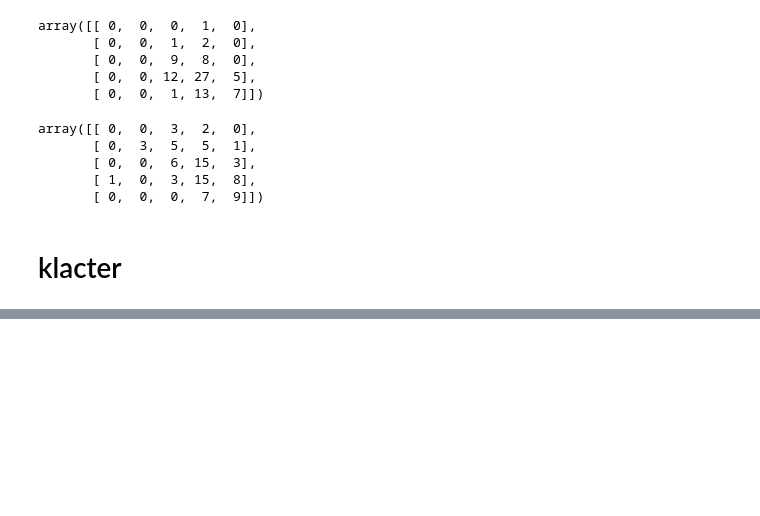
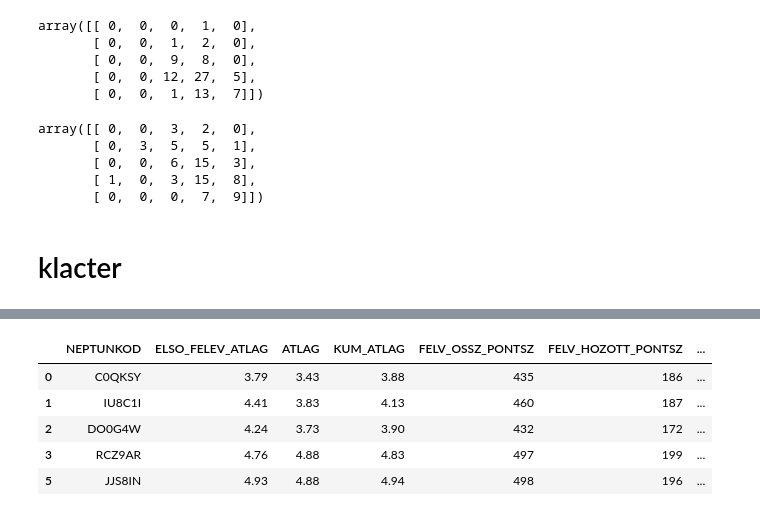
Before and after one commit to konderal333/-nkutfel, a Jupyter notebook: ONKUTFEL2/öngud.ipynb, the cells around one changed output, grey strips where cells are left out. Drawn from its saved outputs; the diff is of its cells as text; code cells hidden in the pictures; blank space fills up the shorter version.

```diff
--- a/ONKUTFEL2/öngud.ipynb
+++ b/ONKUTFEL2/öngud.ipynb
@@ -880,0 +917,9 @@ klacter_18 = data_2018.drop(columns = ['NEV'])
+# %%
+klacter_20.head()
+# %% [output]
+|  | NEPTUNKOD | ELSO_FELEV_ATLAG | ATLAG | KUM_ATLAG | FELV_OSSZ_PONTSZ | FELV_HOZOTT_PONTSZ | ... |
+| 0 | C0QKSY | 3.79 | 3.43 | 3.88 | 435 | 186 | ... |
+| 1 | IU8C1I | 4.41 | 3.83 | 4.13 | 460 | 187 | ... |
+| 2 | DO0G4W | 4.24 | 3.73 | 3.90 | 432 | 172 | ... |
+| 3 | RCZ9AR | 4.76 | 4.88 | 4.83 | 497 | 199 | ... |
+| 5 | JJS8IN | 4.93 | 4.88 | 4.94 | 498 | 196 | ... |
```
Also changed, not shown: parts of 9 cells of this notebook.
